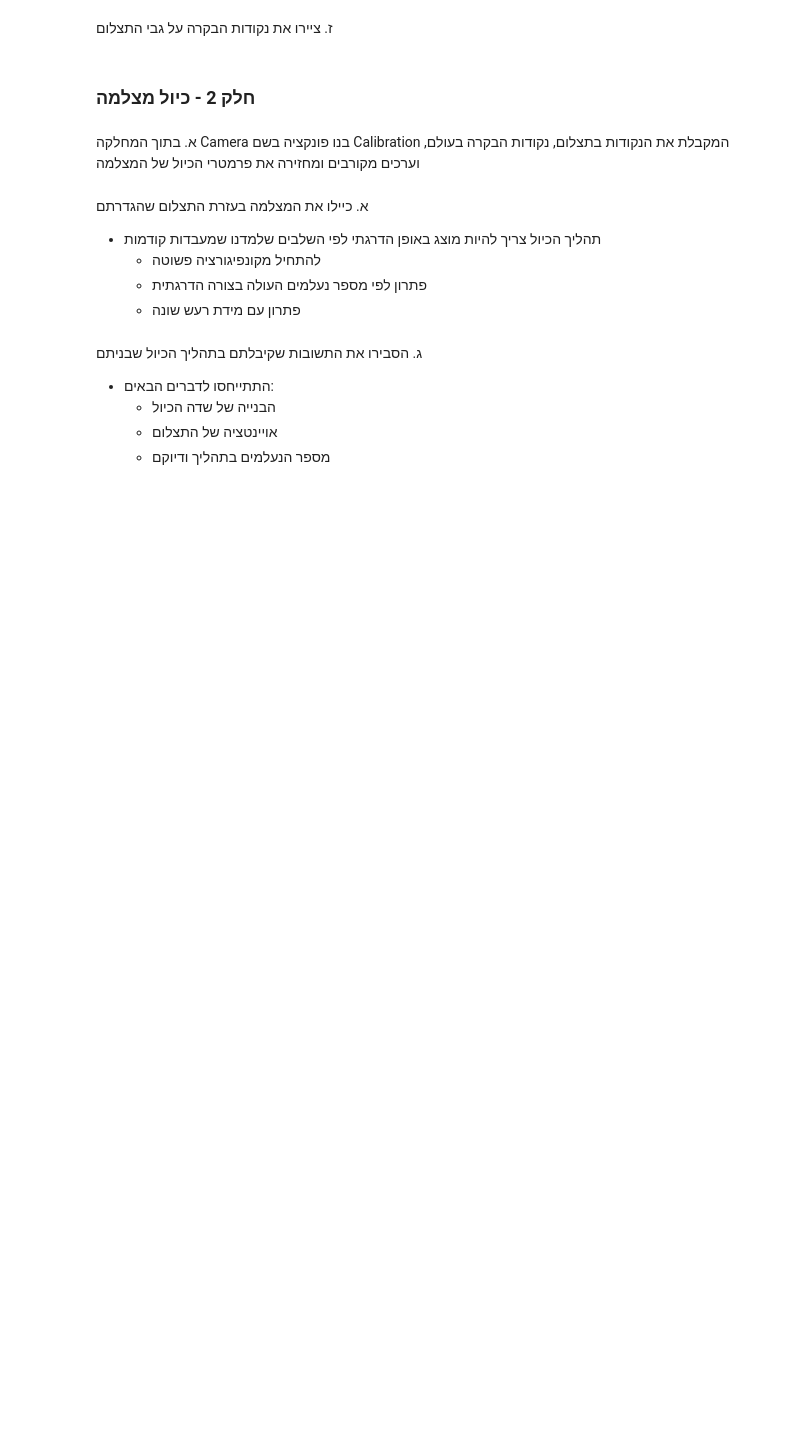
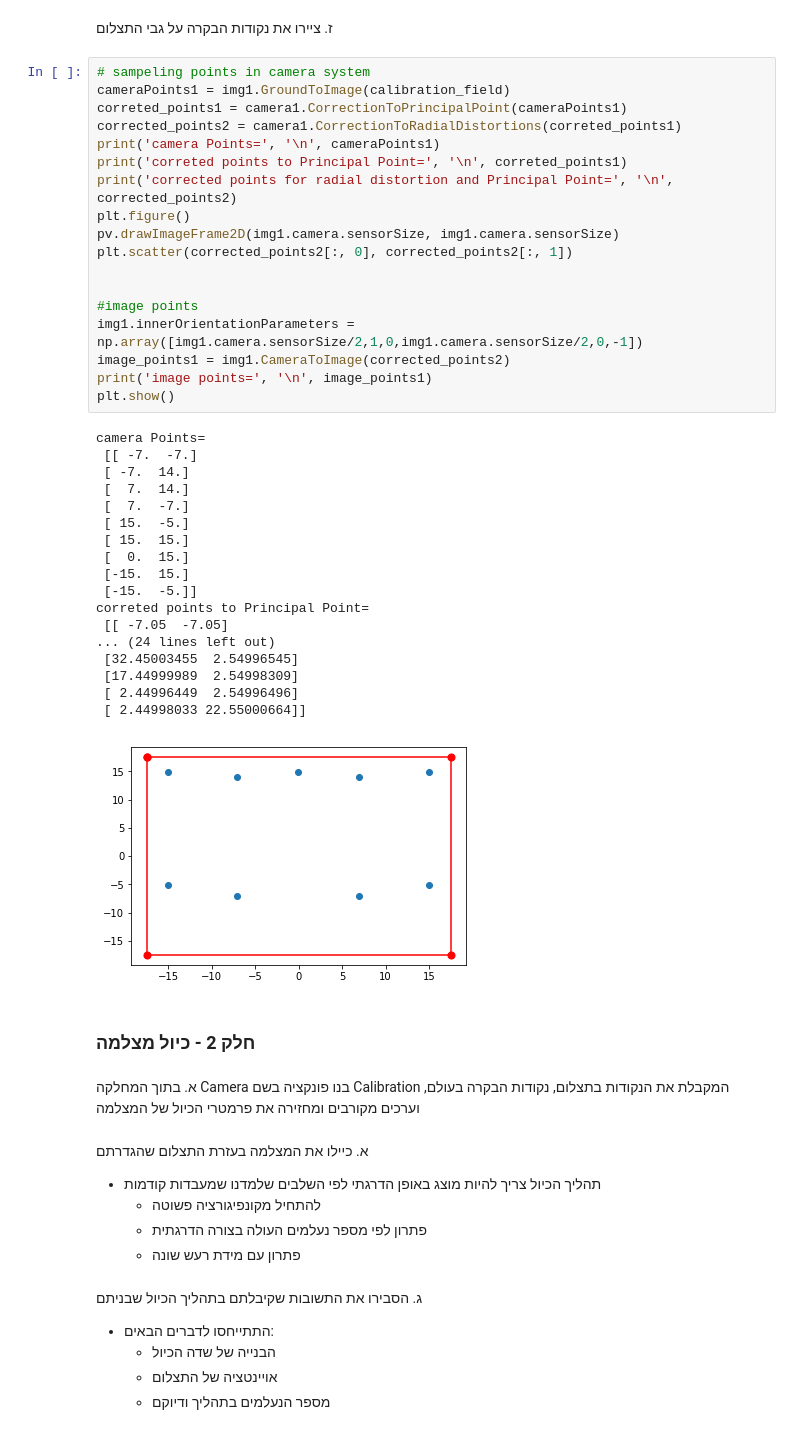
Before and after one commit to orenltr/Photo2, a Jupyter notebook: Lab4 - Camera Calibration.ipynb, the cells around one changed output. Saved outputs shown, nothing was run; the diff lists cells and outputs as text; blank space fills up the shorter version.

```diff
--- a/Lab4 - Camera Calibration.ipynb
+++ b/Lab4 - Camera Calibration.ipynb
@@ -25,5 +91,42 @@
 # %% [markdown]
 ז. ציירו את נקודות הבקרה על גבי התצלום
+# %%
+# sampeling points in camera system
+cameraPoints1 = img1.GroundToImage(calibration_field)
+correted_points1 = camera1.CorrectionToPrincipalPoint(cameraPoints1)
+corrected_points2 = camera1.CorrectionToRadialDistortions(correted_points1)
+print('camera Points=', '\n', cameraPoints1)
+print('correted points to Principal Point=', '\n', correted_points1)
+print('corrected points for radial distortion and Principal Point=', '\n', corrected_points2)
+plt.figure()
+pv.drawImageFrame2D(img1.camera.sensorSize, img1.camera.sensorSize)
+plt.scatter(corrected_points2[:, 0], corrected_points2[:, 1])
+
+
+#image points
+img1.innerOrientationParameters = np.array([img1.camera.sensorSize/2,1,0,img1.camera.sensorSize/2,0,-1])
+image_points1 = img1.CameraToImage(corrected_points2)
+print('image points=', '\n', image_points1)
+plt.show()
+# %% [output]
+camera Points=
+ [[ -7.  -7.]
+ [ -7.  14.]
+ [  7.  14.]
+ [  7.  -7.]
+ [ 15.  -5.]
+ [ 15.  15.]
+ [  0.  15.]
+ [-15.  15.]
+ [-15.  -5.]]
+correted points to Principal Point=
+ [[ -7.05  -7.05]
+... (24 lines left out)
+ [32.45003455  2.54996545]
+ [17.44999989  2.54998309]
+ [ 2.44996449  2.54996496]
+ [ 2.44998033 22.55000664]]
+[figure, added]
 # %% [markdown]
 ### חלק 2 -  כיול מצלמה
 # %% [markdown]
```
Also changed, not shown: parts of 7 cells of this notebook, 3 other files.
